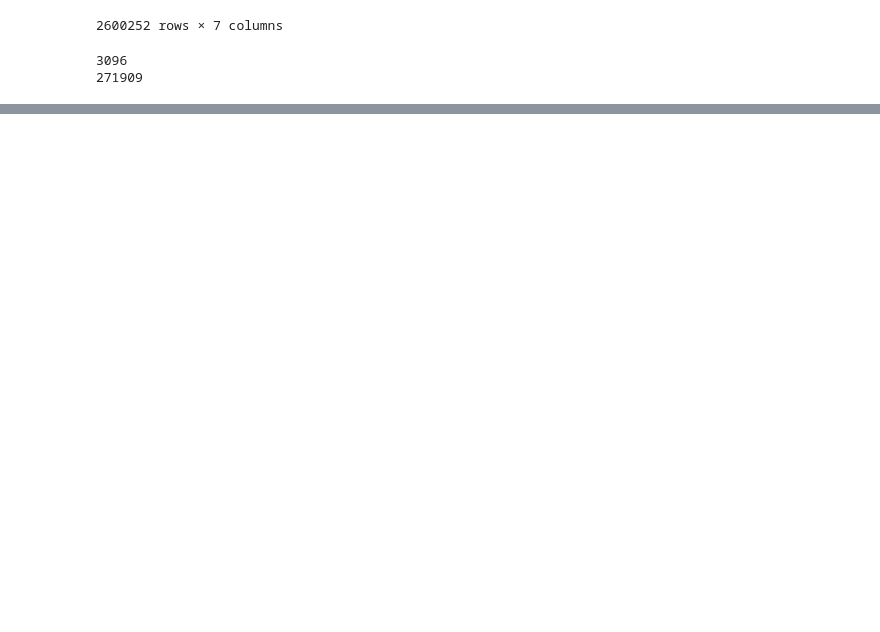
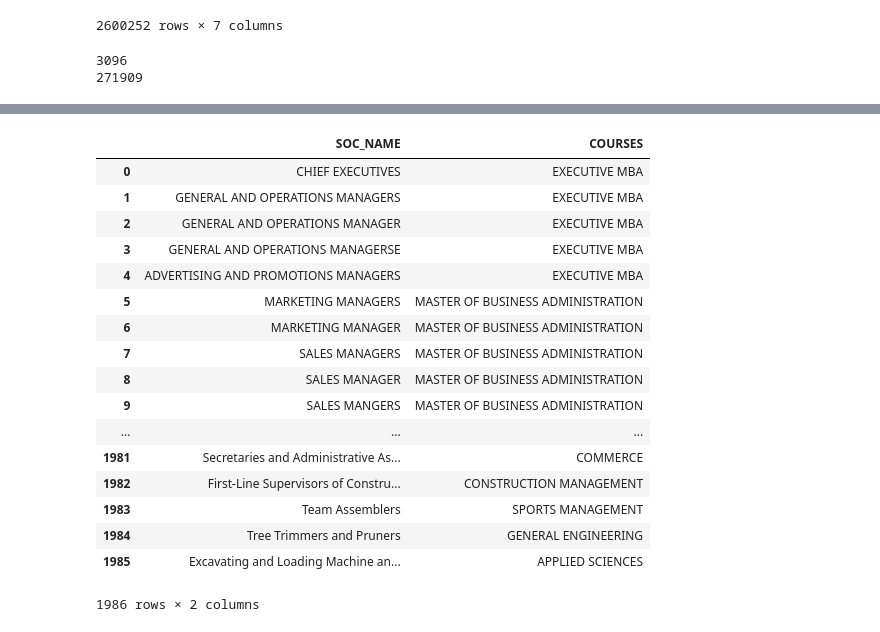
Before and after one commit to tronak19/H1B-Visa-Petition-Analysis, a Jupyter notebook: H1B.ipynb, the cells around one changed output, grey strips where cells are left out. Saved outputs shown, nothing was run; the diff lists cells and outputs as text; code cells hidden in the pictures; blank space fills up the shorter version.

```diff
--- a/H1B.ipynb
+++ b/H1B.ipynb
@@ -474,0 +540,28 @@ test_df shape =  (569636, 7)
+# %%
+'''
+Load the mapped_courses excel file into a dataframe and perform cleaning on it
+'''
+
+mapped_courses = pd.read_excel("mapped_courses.xlsx")
+mapped_courses = mapped_courses[mapped_courses.columns.drop(list(mapped_courses.filter(regex='Unnamed')))]
+mapped_courses = mapped_courses.drop(['JOB_TITLE'], axis=1)
+mapped_courses
+# %% [output]
+|  | SOC_NAME | COURSES |
+| 0 | CHIEF EXECUTIVES | EXECUTIVE MBA |
+| 1 | GENERAL AND OPERATIONS MANAGERS | EXECUTIVE MBA |
+| 2 | GENERAL AND OPERATIONS MANAGER | EXECUTIVE MBA |
+| 3 | GENERAL AND OPERATIONS MANAGERSE | EXECUTIVE MBA |
+| 4 | ADVERTISING AND PROMOTIONS MANAGERS | EXECUTIVE MBA |
+| 5 | MARKETING MANAGERS | MASTER OF BUSINESS ADMINISTRATION |
+| 6 | MARKETING MANAGER | MASTER OF BUSINESS ADMINISTRATION |
+| 7 | SALES MANAGERS | MASTER OF BUSINESS ADMINISTRATION |
+| 8 | SALES MANAGER | MASTER OF BUSINESS ADMINISTRATION |
+| 9 | SALES MANGERS | MASTER OF BUSINESS ADMINISTRATION |
+| ... | ... | ... |
+| 1981 | Secretaries and Administrative As... | COMMERCE |
+| 1982 | First-Line Supervisors of Constru... | CONSTRUCTION MANAGEMENT |
+| 1983 | Team Assemblers | SPORTS MANAGEMENT |
+| 1984 | Tree Trimmers and Pruners | GENERAL ENGINEERING |
+| 1985 | Excavating and Loading Machine an... | APPLIED SCIENCES |
+1986 rows × 2 columns
```
Also changed, not shown: parts of 55 cells of this notebook, 1 other file.
